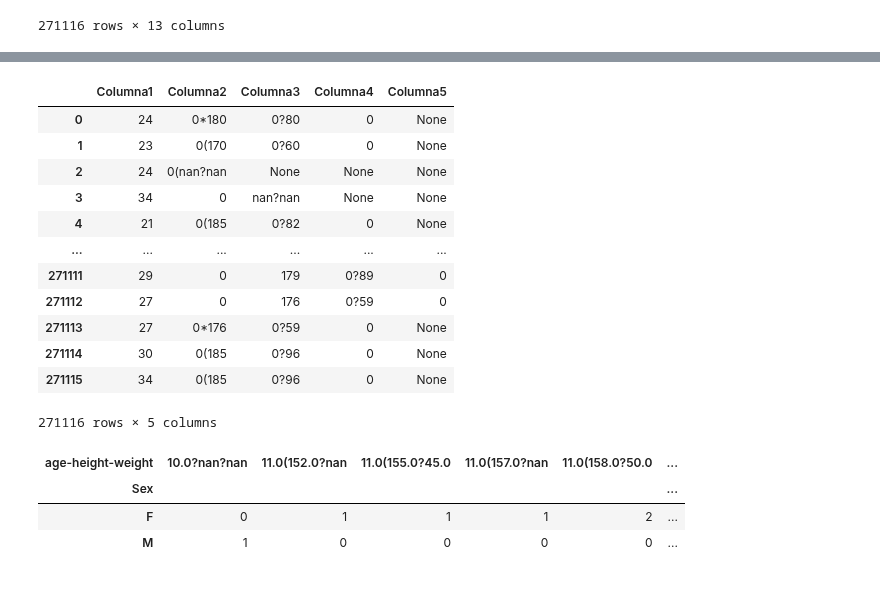
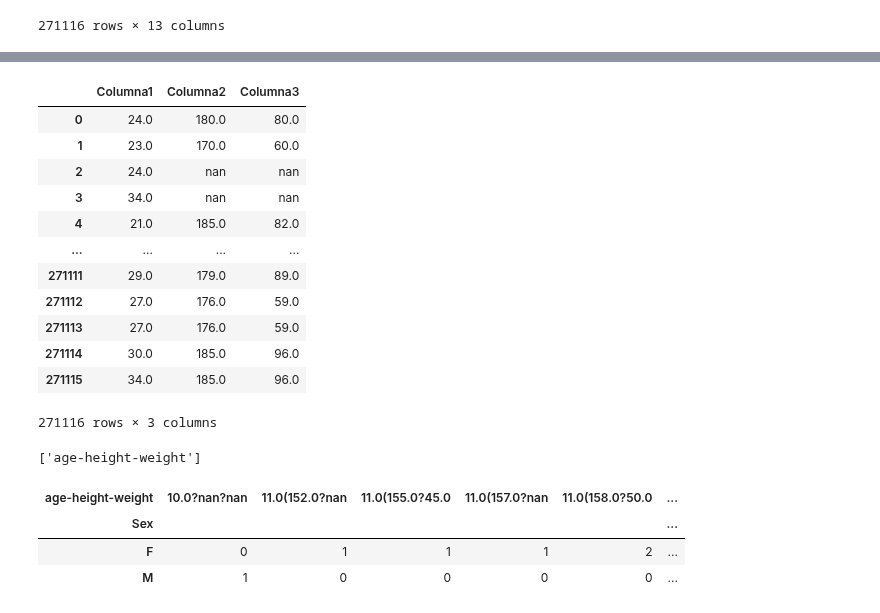
Before and after one commit to BnjmnNicholas/MDS7202-2023-2, a Jupyter notebook: PROY 1/Proyecto.ipynb, the cells around one changed output, grey strips where cells are left out. Saved outputs shown, nothing was run; the diff lists cells and outputs as text; code cells hidden in the pictures.

```diff
--- a/PROY 1/Proyecto.ipynb
+++ b/PROY 1/Proyecto.ipynb
@@ -485,46 +471,46 @@ print(df)
 # %%
 import re
 import pandas as pd
 
 def transformar_columna(datos):
     """
     Transforma una columna con datos no atómicos en un DataFrame de pandas en múltiples columnas.
 
     Parameters:
     datos (pandas.Series): Una columna de un DataFrame de pandas que contiene datos no atómicos.
 
     Returns:
     pandas.DataFrame: Un DataFrame que contiene los datos separados en columnas según el patrón identificado.
 
     """
 
     # Definir el patrón de separación usando expresiones regulares
-    pattern = re.compile(r'[\s,:./-]+')
+    pattern = re.compile(r'[,:/\-?*()]+')
 
     # Dividir los datos según el patrón de separación y convertirlos en una lista de listas
     new_data = [re.split(pattern, d) for d in datos]
 
     # Determinar la longitud máxima de las listas para definir el número de columnas
     max_length = max(len(d) for d in new_data)
 
     # Generar los nombres de columna para el DataFrame resultante
     new_columns = [f'Columna{i+1}' for i in range(max_length)]
 
     # Crear un DataFrame de pandas a partir de los datos divididos y asignar nombres de columna
     return pd.DataFrame(new_data, columns=new_columns)
+
+transformar_columna(dataset['age-height-weight'])
+# %% [output]
+|  | Columna1 | Columna2 | Columna3 |
+| 0 | 24.0 | 180.0 | 80.0 |
+| 1 | 23.0 | 170.0 | 60.0 |
+| 2 | 24.0 | nan | nan |
+| 3 | 34.0 | nan | nan |
+| 4 | 21.0 | 185.0 | 82.0 |
+| ... | ... | ... | ... |
+| 271111 | 29.0 | 179.0 | 89.0 |
+| 271112 | 27.0 | 176.0 | 59.0 |
+| 271113 | 27.0 | 176.0 | 59.0 |
+| 271114 | 30.0 | 185.0 | 96.0 |
+| 271115 | 34.0 | 185.0 | 96.0 |
+271116 rows × 3 columns
-# %%
-transformar_columna(dataset['age-height-weight'])
-# %% [output]
-|  | Columna1 | Columna2 | Columna3 | Columna4 | Columna5 |
-| 0 | 24 | 0*180 | 0?80 | 0 | None |
-| 1 | 23 | 0(170 | 0?60 | 0 | None |
-| 2 | 24 | 0(nan?nan | None | None | None |
-| 3 | 34 | 0 | nan?nan | None | None |
-| 4 | 21 | 0(185 | 0?82 | 0 | None |
-| ... | ... | ... | ... | ... | ... |
-| 271111 | 29 | 0 | 179 | 0?89 | 0 |
-| 271112 | 27 | 0 | 176 | 0?59 | 0 |
-| 271113 | 27 | 0*176 | 0?59 | 0 | None |
-| 271114 | 30 | 0(185 | 0?96 | 0 | None |
-| 271115 | 34 | 0(185 | 0?96 | 0 | None |
-271116 rows × 5 columns
@@ -531,3 +530,7 @@ transformar_columna(dataset['age-height-weight'])
+# %%
+detectar_columnas_no_atomicas(dataset.sample(1000))
+# %% [output]
+['age-height-weight']
 # %%
 def cramer_v(x, y):
     confusion_matrix = pd.crosstab(x,y)
```
Also changed, not shown: parts of 14 cells of this notebook.
